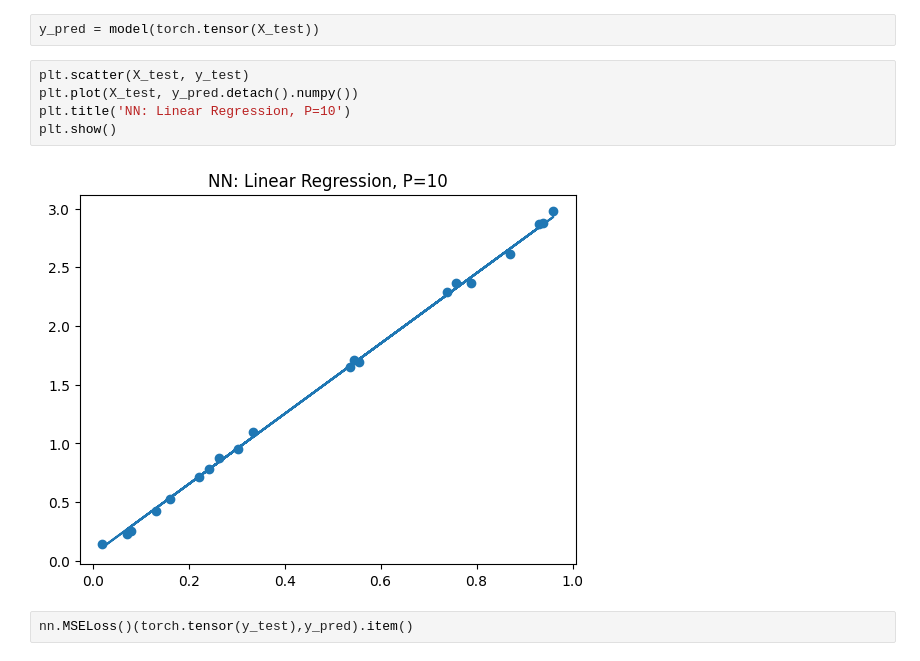
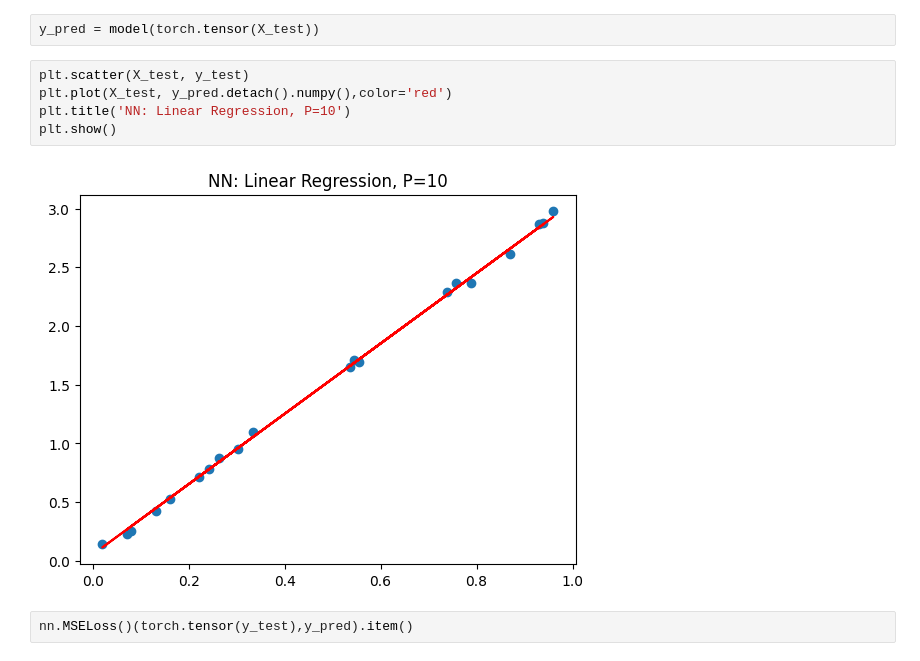
Before and after one commit to kyleosung/Stats_3AT3_Final_Project, a Jupyter notebook: nn_lin.ipynb, the cells around one changed output. Drawn from its saved outputs; the diff is of its cells as text.

```diff
--- a/nn_lin.ipynb
+++ b/nn_lin.ipynb
@@ -98,11 +98,11 @@ Epoch [10819/20000], L
 y_pred = model(torch.tensor(X_test))
 # %%
 plt.scatter(X_test, y_test)
-plt.plot(X_test, y_pred.detach().numpy())
+plt.plot(X_test, y_pred.detach().numpy(),color='red')
 plt.title('NN: Linear Regression, P=10')
 plt.show()
 # %% [output]
-[figure, old version]
+[figure, new version]
 # %%
 nn.MSELoss()(torch.tensor(y_test),y_pred).item()
 # %% [output]
```
Also changed, not shown: 5 other files.
